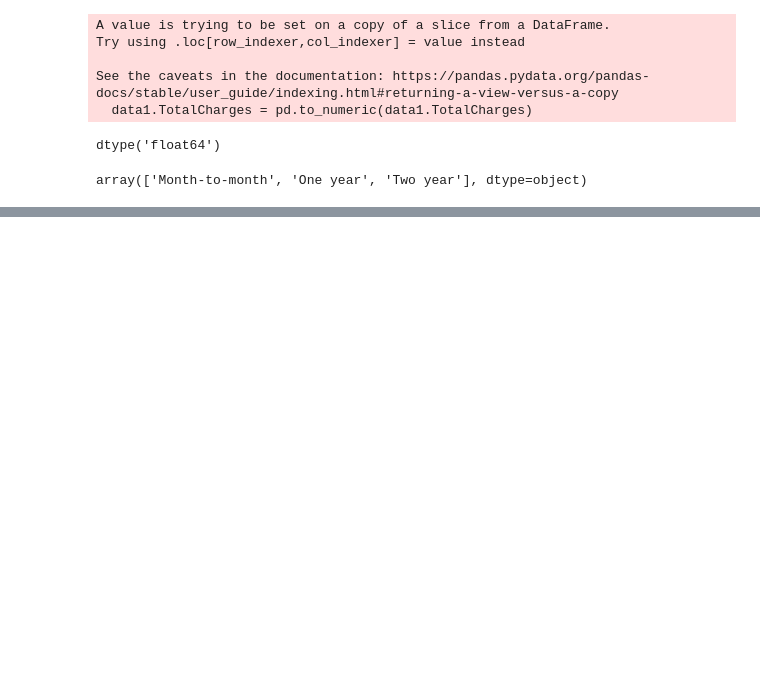
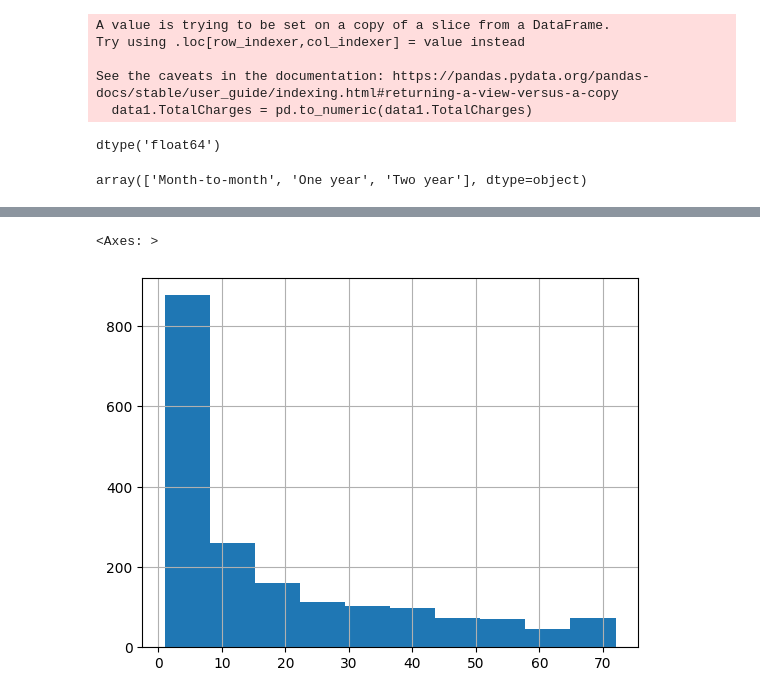
Before and after one commit to pb319/Learning_Deep_Learning, a Jupyter notebook: Lesson9/practice.ipynb, the cells around one changed output, grey strips where cells are left out. Drawn from its saved outputs; the diff is of its cells as text; code cells hidden in the pictures; blank space fills up the shorter version.

Commit message:
Visualization Added

```diff
--- a/Lesson9/practice.ipynb
+++ b/Lesson9/practice.ipynb
@@ -140,0 +136,6 @@ data1.head(2)
+# %%
+# Customer Retention accross Loyality
+data1[data1.Churn != "No"].tenure.hist()
+# %% [output]
+<Axes: >
+[figure, added]
```
Also changed, not shown: parts of 11 cells of this notebook.
